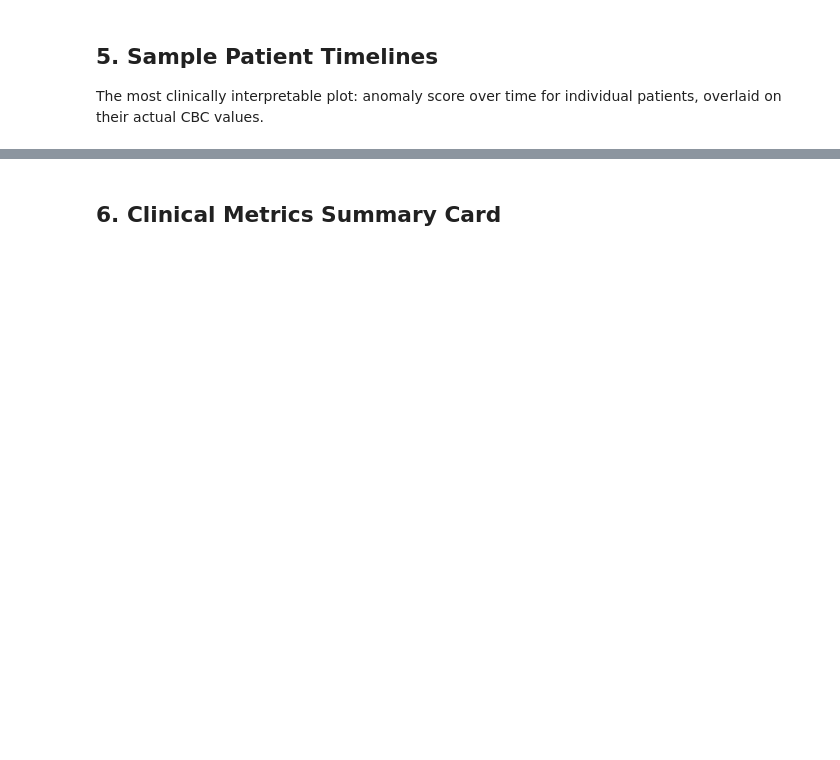
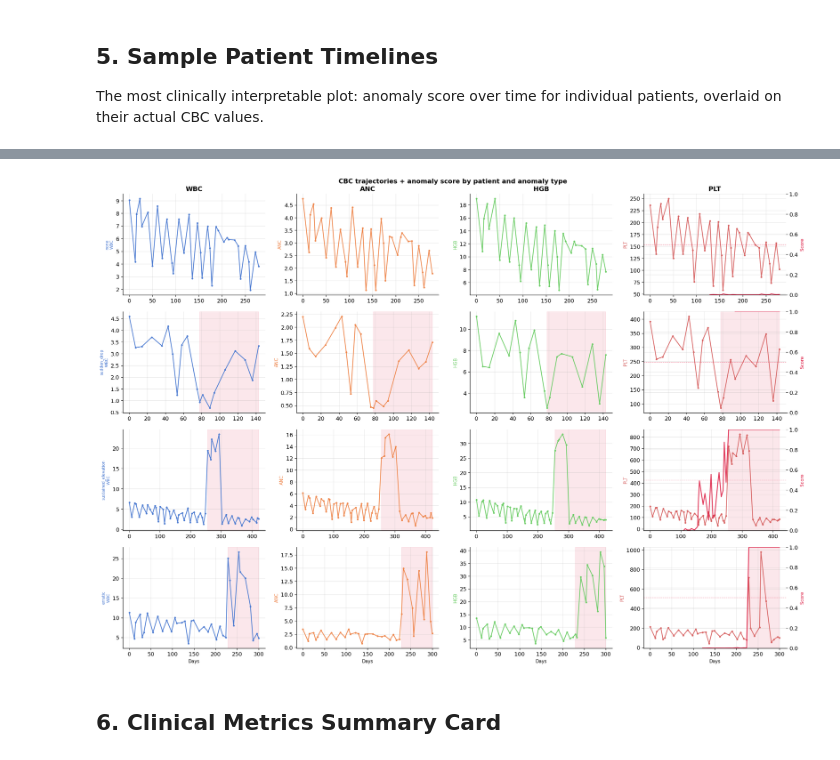
Before and after one commit to jampham1/cbc_tracker, a Jupyter notebook: notebooks/results_analysis.ipynb, the cells around one changed output, grey strips where cells are left out. Saved outputs shown, nothing was run; the diff lists cells and outputs as text; code cells hidden in the pictures; blank space fills up the shorter version.

```diff
--- a/notebooks/results_analysis.ipynb
+++ b/notebooks/results_analysis.ipynb
@@ -205,57 +228,58 @@ from phase3_part4_full_model import CBCAnomalyTCN
 from predict import load_inference_artifacts, predict_patient
 
 model, preprocessor, device = load_inference_artifacts()
-df = pd.read_csv('../data/cbc_synthetic.csv')
+df = pd.read_csv('data/cbc_synthetic.csv')
 
-ANOM_TYPES   = ['none', 'sudden_drop', 'sustained_elevation', 'erratic']
-PLOT_FEATURE = 'WBC'
+FEATURES_TO_PLOT = ['WBC', 'ANC', 'HGB', 'PLT']
+ANOM_TYPES = ['none', 'sudden_drop', 'sustained_elevation', 'erratic']
 
-fig, axes = plt.subplots(len(ANOM_TYPES), 1, figsize=(14, 14))
+fig, axes = plt.subplots(len(ANOM_TYPES), len(FEATURES_TO_PLOT),
+                          figsize=(20, 14))
 
-for i, atype in enumerate(ANOM_TYPES):
-    ax = axes[i]
-    ax2 = ax.twinx()    # second y-axis for anomaly score
-
-    # Pick first patient of this type
+for row, atype in enumerate(ANOM_TYPES):
     pid = df[df['anomaly_type'] == atype]['patient_id'].iloc[0]
     pt  = df[df['patient_id'] == pid].sort_values('timestamp_day')
-
-    # Get predictions
     pred_df = predict_patient(pt, model, preprocessor, device)
 
-    # Shade true anomaly region
-    anom_mask = pt['is_anomaly'].values.astype(bool)
-    if anom_mask.any():
-        anom_days = pt['timestamp_day'].values
-        first_anom = anom_days[anom_mask].min()
-        last_anom  = anom_days[anom_mask].max()
-        ax.axvspan(first_anom, last_anom, alpha=0.1, color='crimson',
-                   label='True anomaly window')
+    for col, feat in enumerate(FEATURES_TO_PLOT):
+        ax  = axes[row, col]
+        ax2 = ax.twinx()
 
-    # CBC feature
-    ax.plot(pt['timestamp_day'], pt[PLOT_FEATURE],
-            color=PALETTE[0], linewidth=1.5, marker='o', markersize=3,
-            label=f'{PLOT_FEATURE} (x10⁹/L)')
-    ax.set_ylabel(f'{PLOT_FEATURE}', color=PALETTE[0])
+        # True anomaly shading
+        anom_mask = pt['is_anomaly'].values.astype(bool)
+        if anom_mask.any():
+            ax.axvspan(pt['timestamp_day'].values[anom_mask].min(),
+                       pt['timestamp_day'].values[anom_mask].max(),
+                       alpha=0.1, color='crimson')
 
-    # Anomaly score
-    scored = pred_df.dropna(subset=['anomaly_score'])
-    ax2.plot(scored['timestamp_day'], scored['anomaly_score'],
-             color='crimson', linewidth=2, linestyle='-',
-             label='Anomaly score', alpha=0.85)
-    ax2.axhline(0.5, color='crimson', linestyle='--', linewidth=0.8, alpha=0.5)
-    ax2.set_ylim(0, 1)
-    ax2.set_ylabel('Anomaly score', color='crimson')
+        # CBC feature
+        ax.plot(pt['timestamp_day'], pt[feat],
+                color=PALETTE[col], linewidth=1.5,
+                marker='o', markersize=2.5)
+        ax.set_ylabel(feat, fontsize=9, color=PALETTE[col])
 
-    ax.set_title(f'Patient {pid} — anomaly type: {atype}', fontweight='bold')
-    ax.set_xlabel('Days from diagnosis')
+        # Anomaly score (only on rightmost column to avoid clutter)
+        if col == len(FEATURES_TO_PLOT) - 1:
+            scored = pred_df.dropna(subset=['anomaly_score'])
+            ax2.plot(scored['timestamp_day'], scored['anomaly_score'],
+                     color='crimson', linewidth=1.8, alpha=0.85)
+            ax2.axhline(0.5, color='crimson', linestyle='--',
+                        linewidth=0.8, alpha=0.5)
+            ax2.set_ylim(0, 1)
+            ax2.set_ylabel('Score', color='crimson', fontsize=9)
+        else:
+            ax2.set_yticks([])   # hide right axis on non-score columns
 
-    lines1, labels1 = ax.get_legend_handles_labels()
-    lines2, labels2 = ax2.get_legend_handles_labels()
-    ax.legend(lines1 + lines2, labels1 + labels2, fontsize=8, loc='upper left')
+        if row == 0:
+            ax.set_title(feat, fontweight='bold')
+        if row == len(ANOM_TYPES) - 1:
+            ax.set_xlabel('Days', fontsize=9)
+        if col == 0:
+            ax.set_ylabel(f'{atype}\n{feat}', fontsize=8)
 
-plt.suptitle('Per-patient anomaly score timelines',
-             fontweight='bold', fontsize=13, y=1.01)
+plt.suptitle('CBC trajectories + anomaly score by patient and anomaly type',
+             fontweight='bold', fontsize=13)
 plt.tight_layout()
 plt.savefig('outputs/figures/patient_timelines.png', bbox_inches='tight')
 plt.show()
+# %% [output]
@@ -262,3 +293,4 @@ plt.show()
+[figure, added]
 # %% [markdown]
 ## 6. Clinical Metrics Summary Card
 # %%
```
Also changed, not shown: parts of 7 cells of this notebook, 12 other files.
